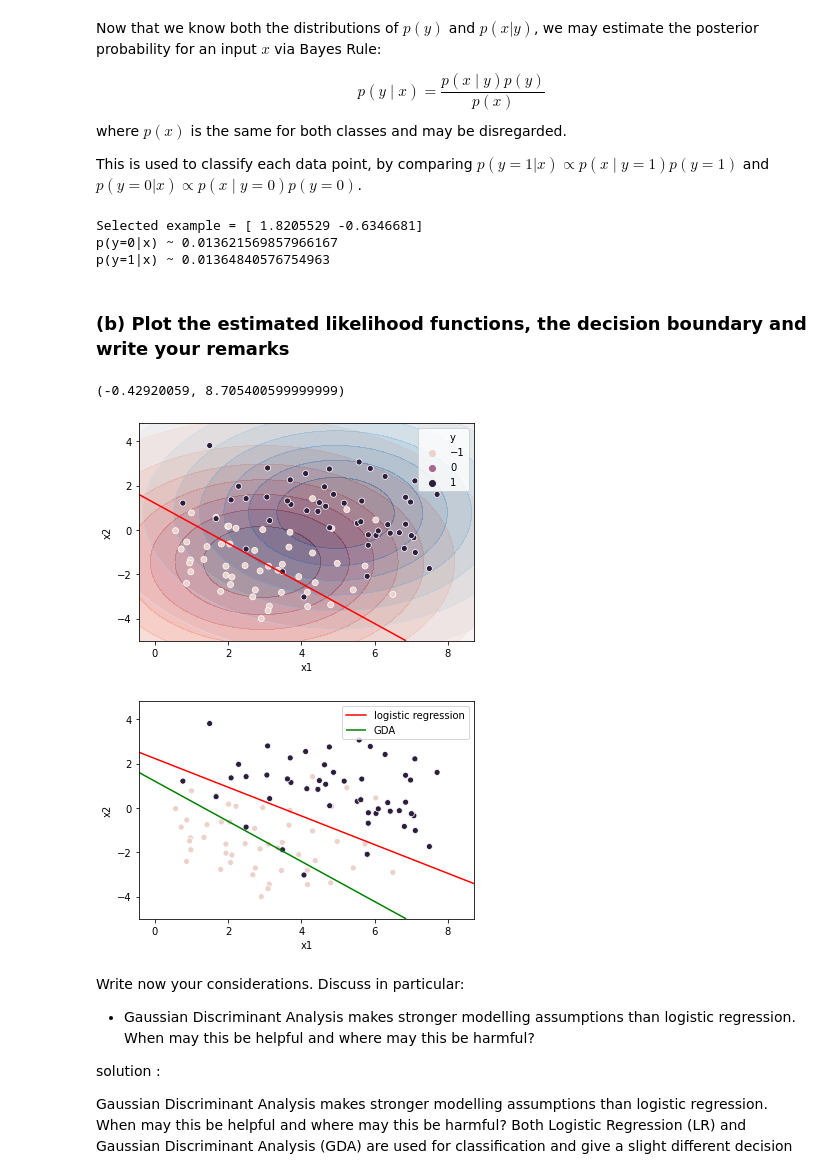
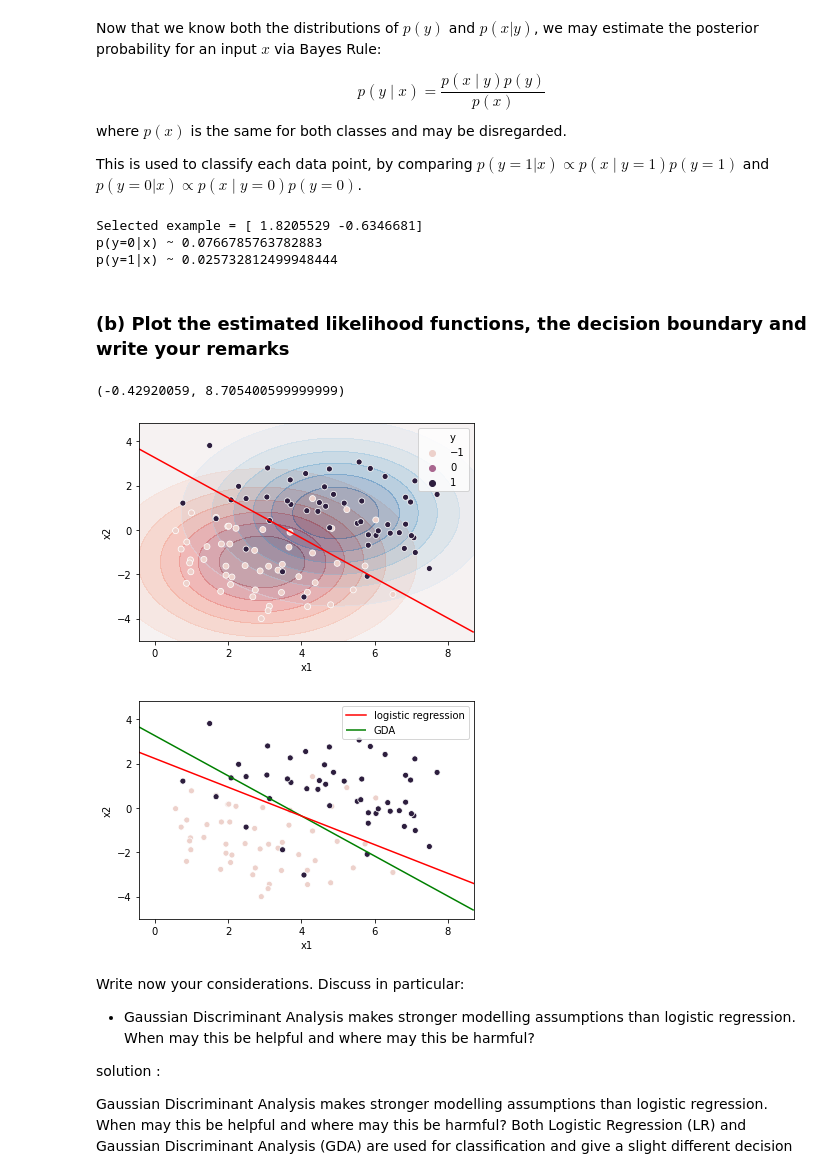
Before and after one commit to senad96/Second-Assignment-DataScience, a Jupyter notebook: FDS_Exercise_2_new_assigned.ipynb, the cells around one changed output. Drawn from its saved outputs; the diff is of its cells as text; code cells hidden in the pictures.

```diff
--- a/FDS_Exercise_2_new_assigned.ipynb
+++ b/FDS_Exercise_2_new_assigned.ipynb
@@ -786,6 +763,7 @@ def compute_mu0(x, y):
   return mu0
 
 
+
 def compute_mu1(x, y):
   numerator = np.dot((y==1).astype(int),x)
   denominator = np.sum((y==1).astype(int))
@@ -794,8 +772,17 @@ def compute_mu1(x, y):
 
 
 def compute_sigma(x, y, mu0, mu1):
-  sigma = 1/len(y) * np.dot(x-mu0,(x-mu1).T)
-  return sigma.sum()
+
+    sigma = 0
+
+    for i in range(len(x)):
+        if y[i] == 0:
+            sigma += np.dot((x[i]-mu0),(x[i]-mu0).T)
+        else:
+            sigma += np.dot((x[i]-mu1),(x[i]-mu1).T)
+
+
+    return sigma/len(x)
 
 
 
@@ -849,8 +836,8 @@ print('p(y=0|x) ~', p_x_given_y(x12[selected_example,:],mu0,sigma)*p_y(0,phi))
 print('p(y=1|x) ~', p_x_given_y(x12[selected_example,:],mu1,sigma)*p_y(1,phi))
 # %% [output]
 Selected example = [ 1.8205529 -0.6346681]
-p(y=0|x) ~ 0.013621569857966167
-p(y=1|x) ~ 0.01364840576754963
+p(y=0|x) ~ 0.0766785763782883
+p(y=1|x) ~ 0.025732812499948444
 # %% [markdown]
 ### (b) Plot the estimated likelihood functions, the decision boundary and write your remarks
 # %%
@@ -875,26 +862,26 @@ x1_vec, x2_vec, f = boundary_gda(x1_vec, x2_vec, mu0, mu1, sigma, phi)
 # %%
 from matplotlib import cm
 from scipy.stats import multivariate_normal
 
 # Define Gaussian pdfs
-rv0 = multivariate_normal(mu0, 10)  #change sigma because must be positive, but dont change the result!!
-rv1 = multivariate_normal(mu1, 10)
+rv0 = multivariate_normal(mu0, sigma)
+rv1 = multivariate_normal(mu1, sigma)
 
 pairx12 = np.dstack((x1_vec, x2_vec))
 
 # plot pdf contours
 plt.contourf(x1_vec, x2_vec, rv0.pdf(pairx12),alpha=0.5,cmap=cm.Reds)
 plt.contourf(x1_vec, x2_vec, rv1.pdf(pairx12),alpha=0.35,cmap=cm.Blues)
 
 # Add the GDA classification to the plot
 sns.scatterplot(x="x1", y="x2", hue="y", data=df_x_pl);
 plt.contour(x1_vec, x2_vec, f, colors="red", levels=[0])
 
 plt.ylim(df_x_pl["x2"].min()-1,df_x_pl["x2"].max()+1)
 plt.xlim(df_x_pl["x1"].min()-1,df_x_pl["x1"].max()+1)
 # %% [output]
 (-0.42920059, 8.705400599999999)
-[figure, old version]
+[figure, new version]
 # %%
 # For comparison with the Logistic Regression boundary
 
@@ -916,7 +903,7 @@ plt.xlim(df_x_pl["x1"].min()-1,df_x_pl["x1"].max()+1)
 # plt.legend()
 plt.show()
 # %% [output]
-[figure, old version]
+[figure, new version]
 # %% [markdown]
 Write now your considerations. Discuss in particular:
 - Gaussian Discriminant Analysis makes stronger modelling assumptions than logistic regression. When may this be helpful and where may this be harmful?
```
Also changed, not shown: parts of 8 cells of this notebook.
